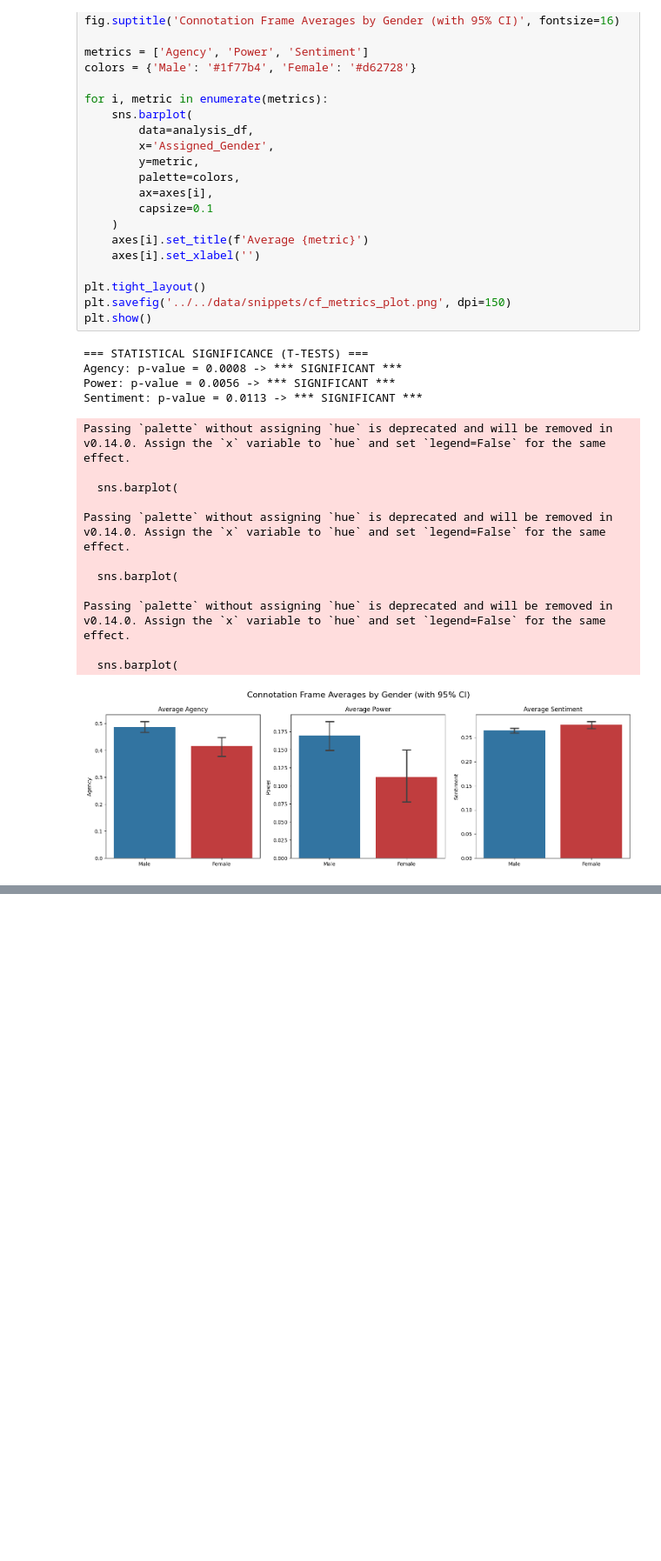
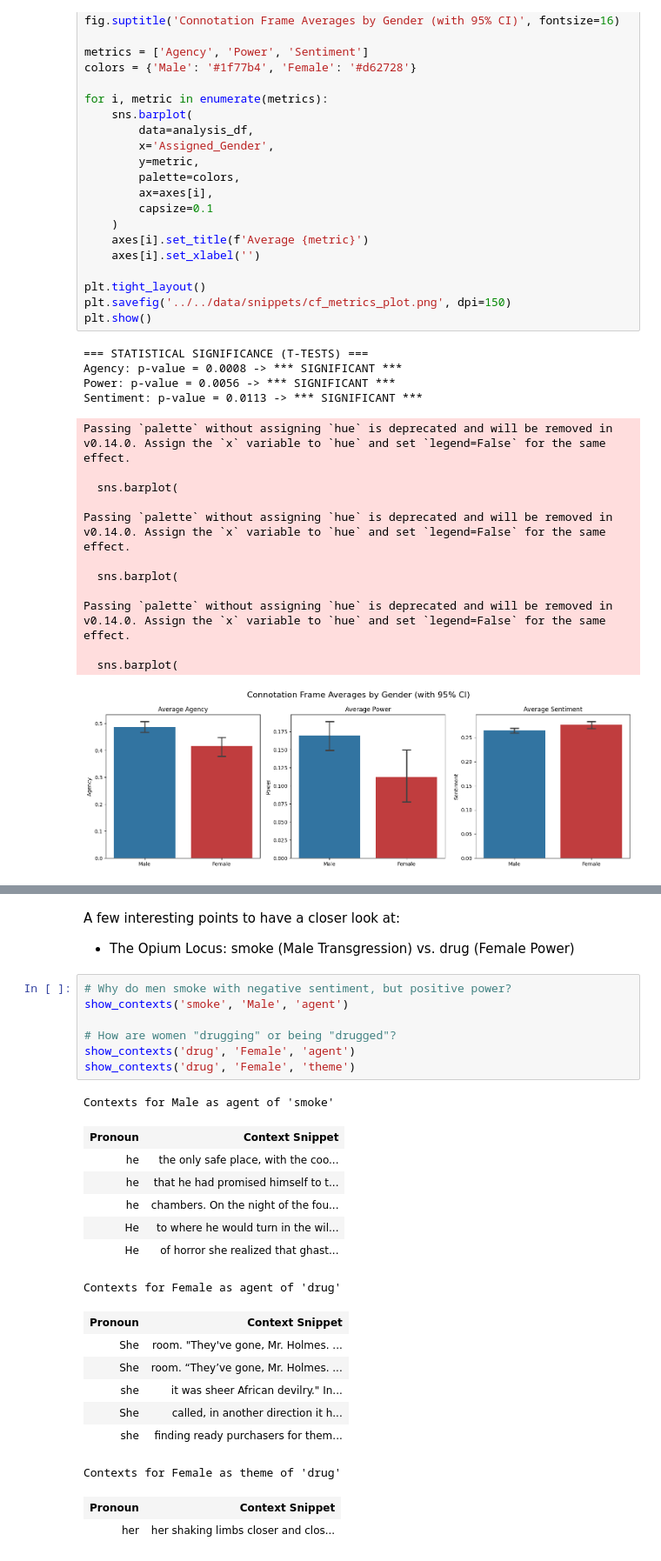
Before and after one commit to eglantine-vialaneix/opium-gutenberg, a Jupyter notebook: code/3_analysis/connotation_frame.ipynb, the cells around one changed output, grey strips where cells are left out. Shown at 87% size. Cells and saved outputs as stored; diff of their text form; blank space fills up the shorter version.

```diff
--- a/code/3_analysis/connotation_frame.ipynb
+++ b/code/3_analysis/connotation_frame.ipynb
@@ -576,0 +582,28 @@ show_contexts('leave', 'Female', 'theme', num_samples=2)
+# %% [markdown]
+A few interesting points to have a closer look at:
+* The Opium Locus: smoke (Male Transgression) vs. drug (Female Power)
+# %%
+# Why do men smoke with negative sentiment, but positive power?
+show_contexts('smoke', 'Male', 'agent')
+
+# How are women "drugging" or being "drugged"?
+show_contexts('drug', 'Female', 'agent')
+show_contexts('drug', 'Female', 'theme')
+# %% [output]
+Contexts for Male as agent of 'smoke'
+| Pronoun | Context Snippet |
+| he | the only safe place, with the coo... |
+| he | that he had promised himself to t... |
+| he | chambers. On the night of the fou... |
+| He | to where he would turn in the wil... |
+| He | of horror she realized that ghast... |
+Contexts for Female as agent of 'drug'
+| Pronoun | Context Snippet |
+| She | room. "They've gone, Mr. Holmes. ... |
+| She | room. “They’ve gone, Mr. Holmes. ... |
+| she | it was sheer African devilry." In... |
+| She | called, in another direction it h... |
+| she | finding ready purchasers for them... |
+Contexts for Female as theme of 'drug'
+| Pronoun | Context Snippet |
+| her | her shaking limbs closer and clos... |
```
Also changed, not shown: parts of 25 cells of this notebook, 4 other files.
